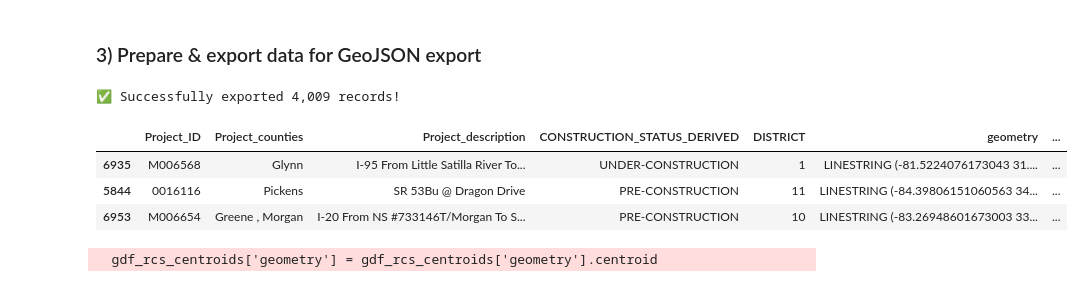
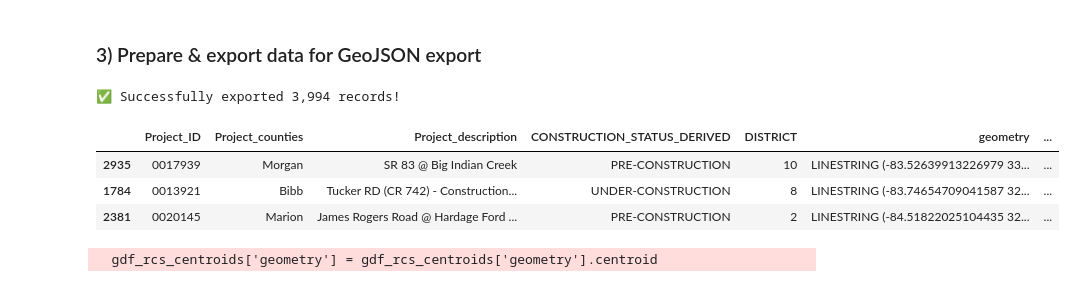
Before and after one commit to arc-research-analytics/gdot_pipeline_v2, a Jupyter notebook: GDOT_explorer.ipynb, the cells around one changed output. Saved outputs shown, nothing was run; the diff lists cells and outputs as text; code cells hidden in the pictures.

```diff
--- a/GDOT_explorer.ipynb
+++ b/GDOT_explorer.ipynb
@@ -216,9 +216,9 @@ for file in csv_files:
 # concatenate the dataframes into a single dataframe
 GDOT_master = pd.concat(dfs, ignore_index=True)
 
-# # drop duplicates based on 'Project_ID', 'Total_Cost', while keeping the first instance
-# GDOT_master = GDOT_master.drop_duplicates(
-#     subset=['Project_ID', 'Total_Cost'], keep='first')
+# drop duplicates based on 'Project_ID', 'Total_Cost', while keeping the first instance
+GDOT_master = GDOT_master.drop_duplicates(
+    subset=['Project_ID', 'Total_Cost'], keep='first')
 
 # compare gdot_projects to GDOT_master to see if any new Project_ID values are present
 gdot_new_projects = gdot_projects[~gdot_projects['Project_ID'].isin(
@@ -478,6 +478,10 @@ Scraping Project M006613 in District 12 (783 of 783, 100.0% complete)
 # %% [markdown]
 ### 3) Prepare & export data for GeoJSON export
 # %%
+# for now, don't include the new projects (will update later)
+gdot_projects = gdot_projects[~gdot_projects['Project_ID'].isin(
+    gdot_new_projects['Project_ID'])]
+
 # pare down the API exported GeoDataFrame
 gdot_projects_slimmed = gdot_projects[[
     'Project_ID',
@@ -554,37 +558,37 @@ gdot_joined = gdot_joined.replace(
 
 # create a new GeoJSON feature collection with a unique integer ID for each feature
 features = []
 for i, row in gdot_joined.iterrows():
 
     feature = {
         'type': 'Feature',
         'id': i + 1,  # assign a unique integer ID
         'properties': row.drop('geometry').to_dict(),
         'geometry': row['geometry'].__geo_interface__
     }
     features.append(feature)
 
 # create a new GeoJSON feature collection
 collection = {
     'type': 'FeatureCollection',
     'features': features
 }
 
 # export the feature collection to a GeoJSON file
 with open("data/GDOT_export.geojson", 'w') as f:
     json.dump(collection, f)
 
 # print status
 print(f"✅ Successfully exported {len(gdot_joined):,} records!")
 
 # Display final GeoDataFrame
 gdot_joined.sample(3)
 # %% [output]
-✅ Successfully exported 4,009 records!
+✅ Successfully exported 3,994 records!
 |  | Project_ID | Project_counties | Project_description | CONSTRUCTION_STATUS_DERIVED | DISTRICT | geometry | ... |
-| 6935 | M006568 | Glynn | I-95 From Little Satilla River To... | UNDER-CONSTRUCTION | 1 | LINESTRING (-81.5224076173043 31.... | ... |
-| 5844 | 0016116 | Pickens | SR 53Bu @ Dragon Drive | PRE-CONSTRUCTION | 11 | LINESTRING (-84.39806151060563 34... | ... |
-| 6953 | M006654 | Greene , Morgan | I-20 From NS #733146T/Morgan To S... | PRE-CONSTRUCTION | 10 | LINESTRING (-83.26948601673003 33... | ... |
+| 2935 | 0017939 | Morgan | SR 83 @ Big Indian Creek | PRE-CONSTRUCTION | 10 | LINESTRING (-83.52639913226979 33... | ... |
+| 1784 | 0013921 | Bibb | Tucker RD (CR 742) - Construction... | UNDER-CONSTRUCTION | 8 | LINESTRING (-83.74654709041587 32... | ... |
+| 2381 | 0020145 | Marion | James Rogers Road @ Hardage Ford ... | PRE-CONSTRUCTION | 2 | LINESTRING (-84.51822025104435 32... | ... |
 # %%
 url_rc = "https://services1.arcgis.com/Ug5xGQbHsD8zuZzM/arcgis/rest/services/ACS_2023_Geographic_boundaries_view/FeatureServer/0/query?where=SumLev%20%3D%20%27RC%27&outFields=*&outSR=4326&f=json"
 
```
Also changed, not shown: parts of 1 cell of this notebook, 6 other files.
